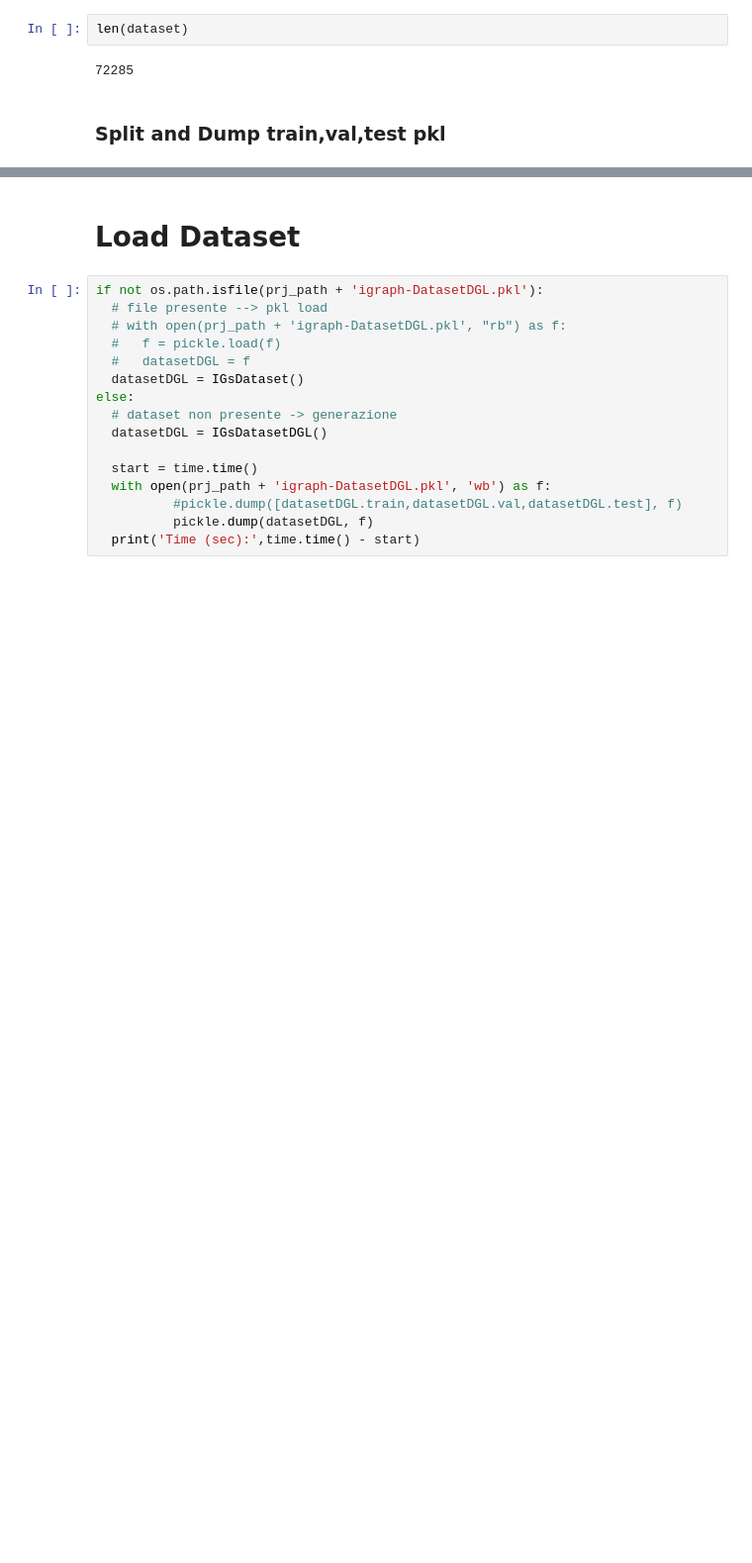
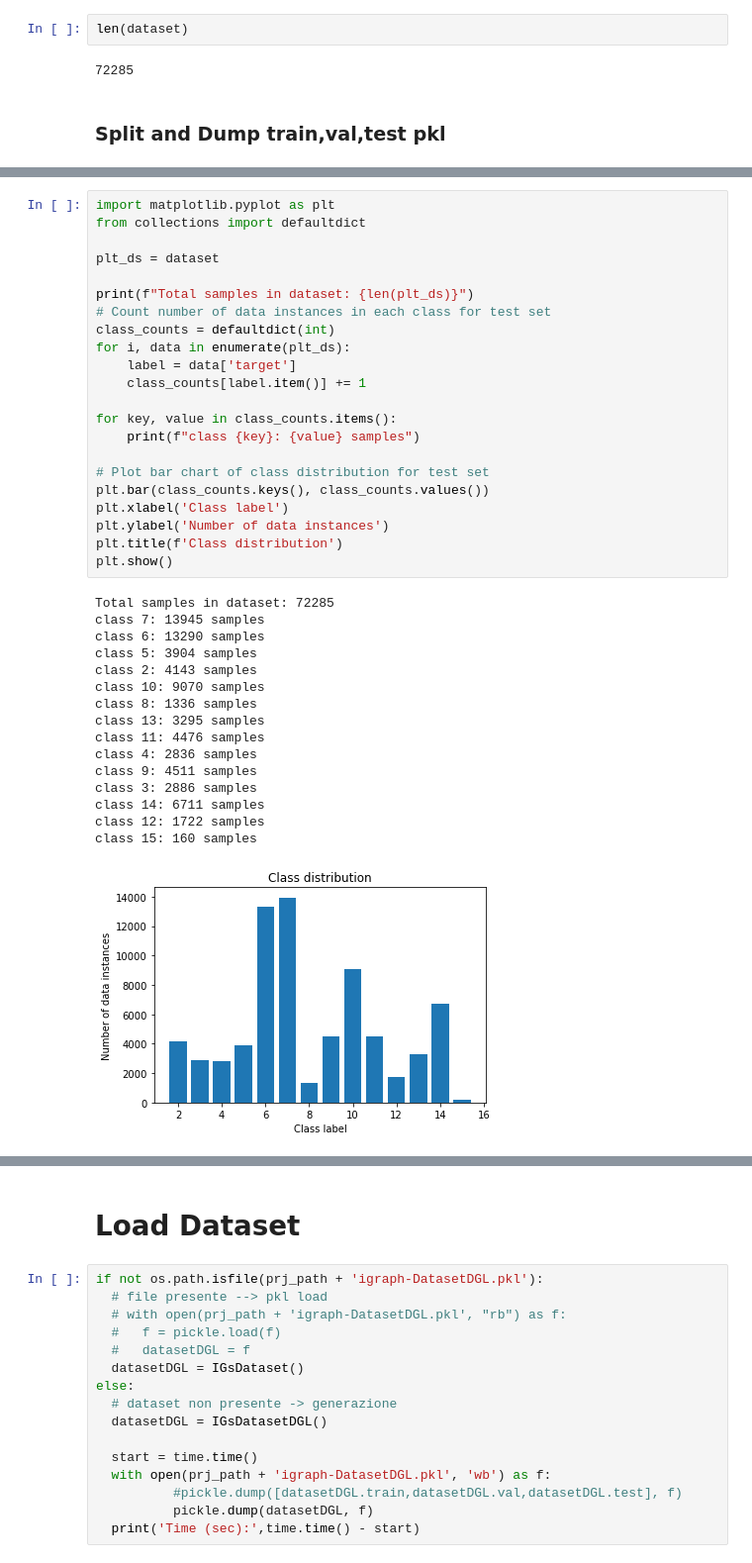
Before and after one commit to SasageyoOrg/gtn-igr-activity-prediction, a Jupyter notebook: data/IGs/prepare_IGs.ipynb, the cells around one changed output, grey strips where cells are left out. Shown at 99% size. Drawn from its saved outputs; the diff is of its cells as text; blank space fills up the shorter version.

```diff
--- a/data/IGs/prepare_IGs.ipynb
+++ b/data/IGs/prepare_IGs.ipynb
@@ -80 +124,40 @@ len(dataset)
+# %%
+import matplotlib.pyplot as plt
+from collections import defaultdict
+
+plt_ds = dataset
+
+print(f"Total samples in dataset: {len(plt_ds)}")
+# Count number of data instances in each class for test set
+class_counts = defaultdict(int)
+for i, data in enumerate(plt_ds):
+    label = data['target']
+    class_counts[label.item()] += 1
+
+for key, value in class_counts.items():
+    print(f"class {key}: {value} samples")
+
+# Plot bar chart of class distribution for test set
+plt.bar(class_counts.keys(), class_counts.values())
+plt.xlabel('Class label')
+plt.ylabel('Number of data instances')
+plt.title(f'Class distribution')
+plt.show()
+# %% [output]
+Total samples in dataset: 72285
+class 7: 13945 samples
+class 6: 13290 samples
+class 5: 3904 samples
+class 2: 4143 samples
+class 10: 9070 samples
+class 8: 1336 samples
+class 13: 3295 samples
+class 11: 4476 samples
+class 4: 2836 samples
+class 9: 4511 samples
+class 3: 2886 samples
+class 14: 6711 samples
+class 12: 1722 samples
+class 15: 160 samples
+[figure, added]
 # %%
```
Also changed, not shown: parts of 10 cells of this notebook, 8 other files.
